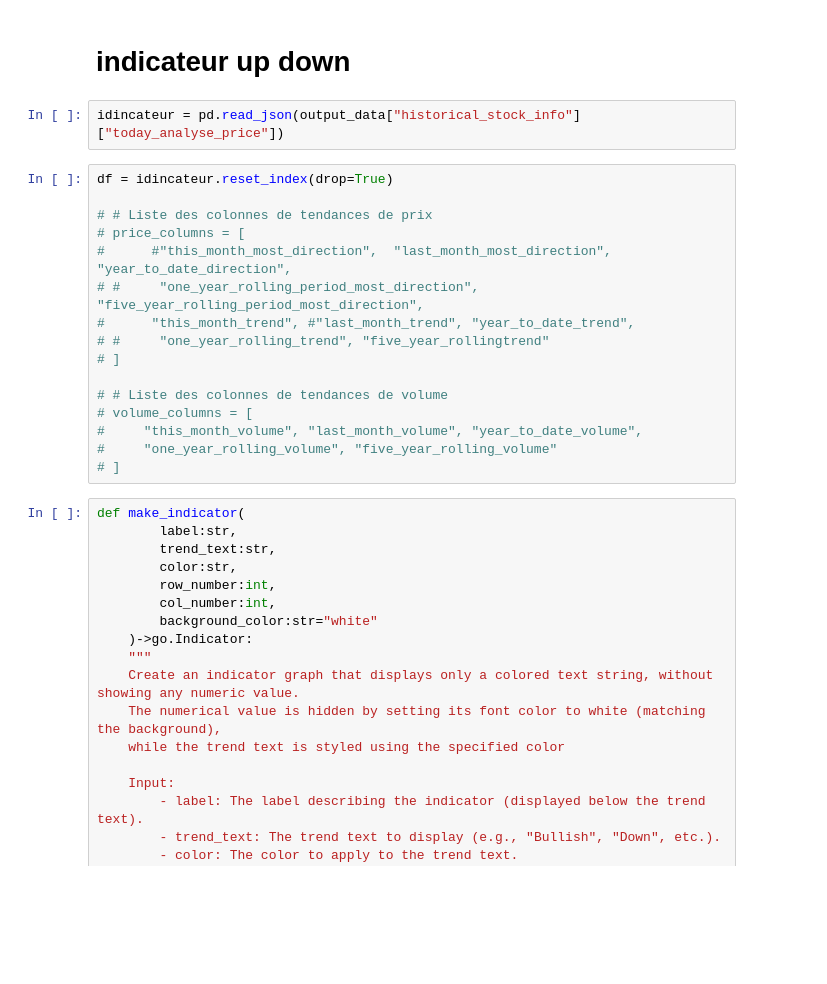
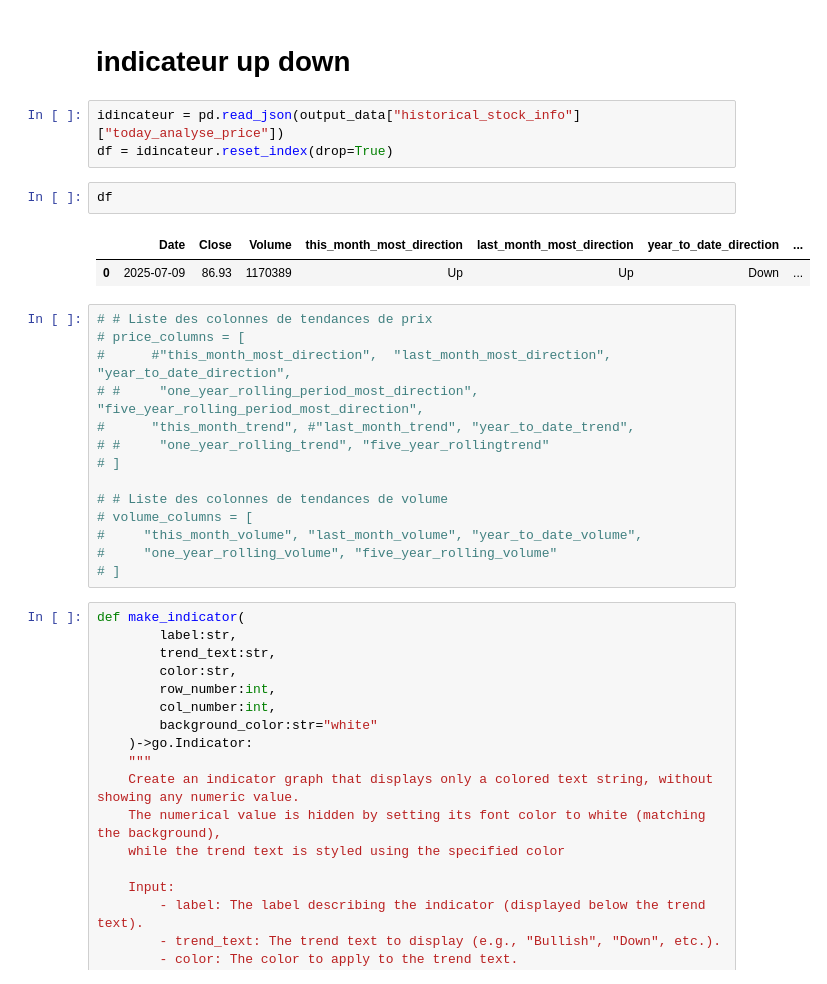
Before and after one commit to Clementadm/Projet_master, a Jupyter notebook: SRC/graph.ipynb, the cells around one changed output. Cells and saved outputs as stored; diff of their text form; blank space fills up the shorter version.

```diff
--- a/SRC/graph.ipynb
+++ b/SRC/graph.ipynb
@@ -358,9 +384,13 @@ Passing literal json to 'read_json' is deprecated and will be removed in a futur
 # indicateur up down
 # %%
 idincateur = pd.read_json(output_data["historical_stock_info"]["today_analyse_price"])
+df = idincateur.reset_index(drop=True)
+# %%
+df
+# %% [output]
+|  | Date | Close | Volume | this_month_most_direction | last_month_most_direction | year_to_date_direction | ... |
+| 0 | 2025-07-09 | 86.93 | 1170389 | Up | Up | Down | ... |
 # %%
-df = idincateur.reset_index(drop=True)
-
 # # Liste des colonnes de tendances de prix
 # price_columns = [
 #      #"this_month_most_direction",  "last_month_most_direction", "year_to_date_direction",
```
Also changed, not shown: parts of 4 cells of this notebook, 10 other files.
